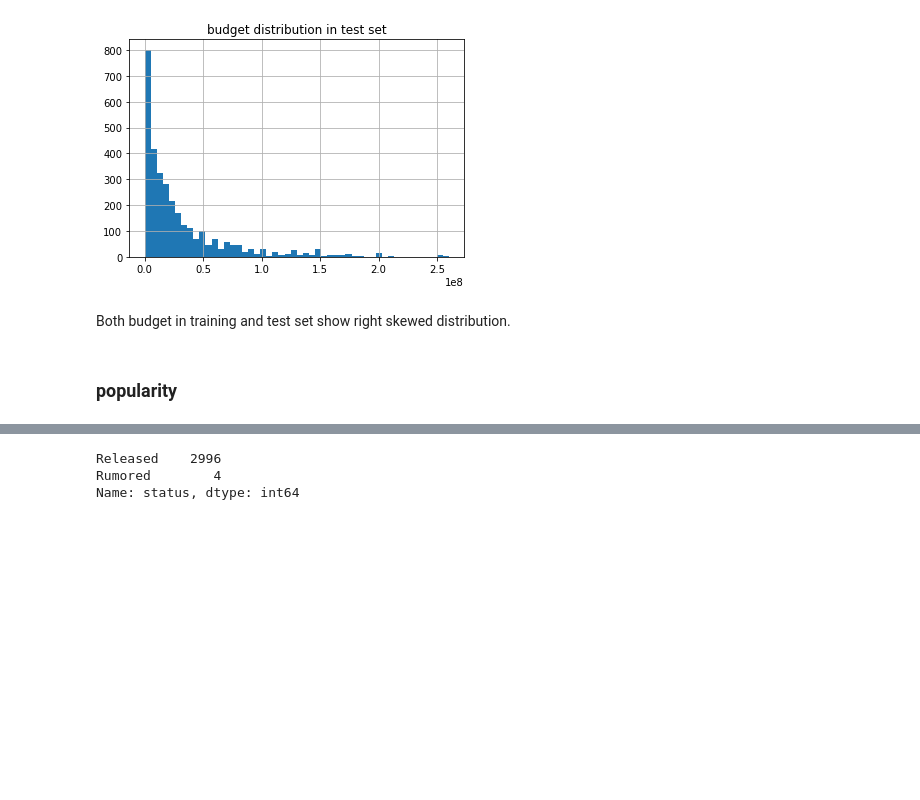
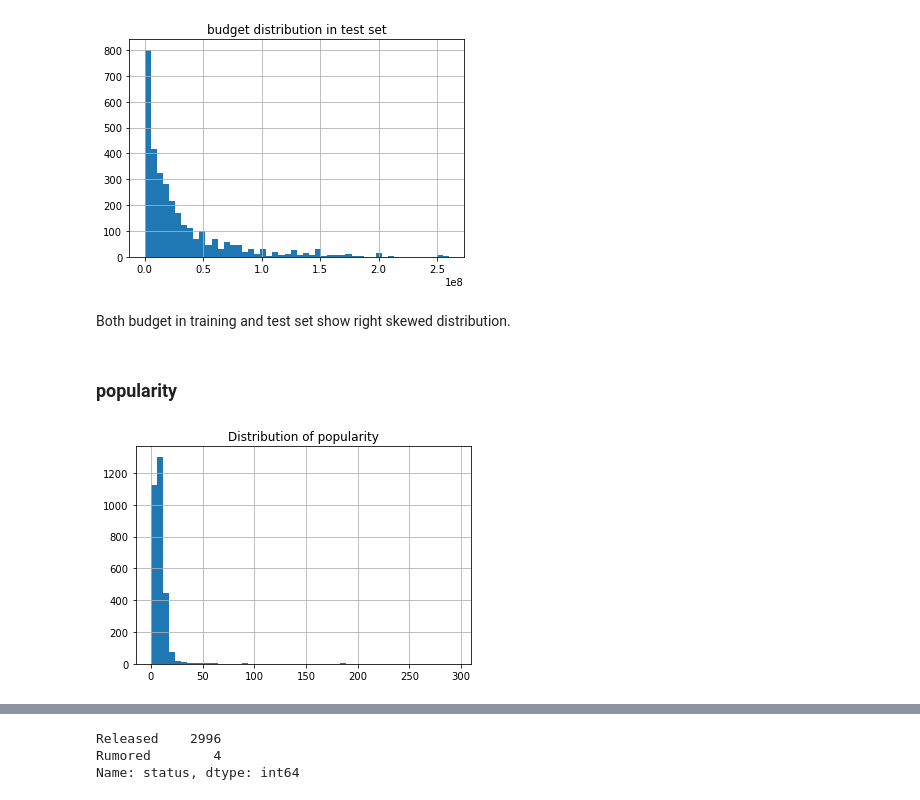
Before and after one commit to yejiseoung/TMDB, a Jupyter notebook: TMDB_EDA_FeatureEngineering.ipynb, the cells around one changed output, grey strips where cells are left out. Drawn from its saved outputs; the diff is of its cells as text; code cells hidden in the pictures; blank space fills up the shorter version.

```diff
--- a/TMDB_EDA_FeatureEngineering.ipynb
+++ b/TMDB_EDA_FeatureEngineering.ipynb
@@ -836,3 +836,9 @@ plt.title('budget distribution in test set', fontsize=12);
 Both budget in training and test set show right skewed distribution.
 # %% [markdown]
 ### popularity
+# %%
+# distribution of popularity in training set
+df_train['popularity'].hist(bins=50)
+plt.title('Distribution of popularity', fontsize=12);
+# %% [output]
+[figure, added]
```
Also changed, not shown: parts of 19 cells of this notebook.
